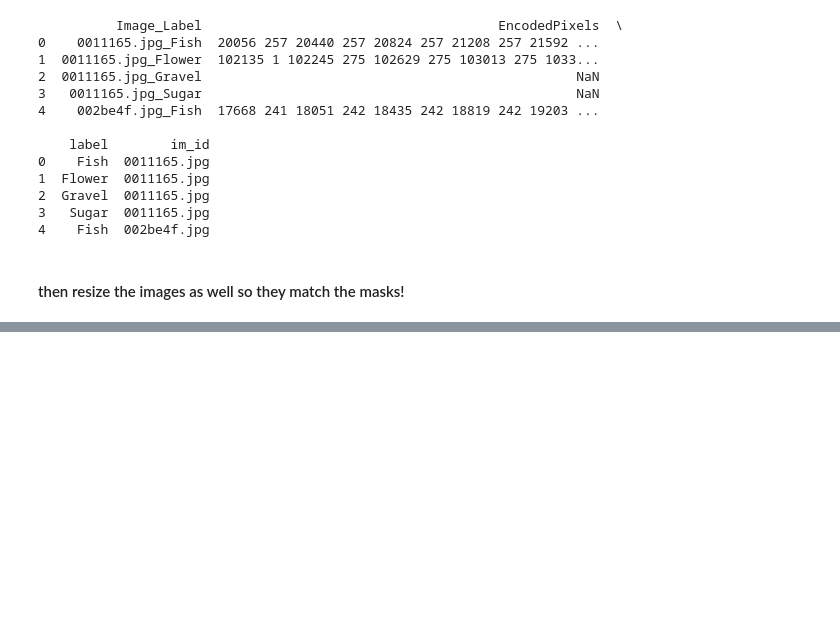
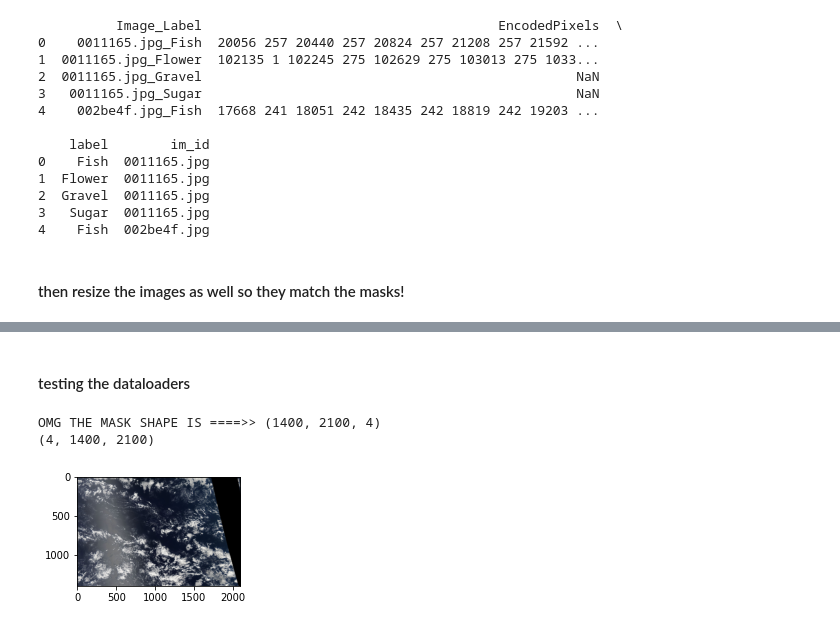
Before and after one commit to samunaai/tuunv2, a Jupyter notebook: pipelines/cloud-segmentation-pipeline/datasets/resize_without_npy.ipynb, the cells around one changed output, grey strips where cells are left out. Saved outputs shown, nothing was run; the diff lists cells and outputs as text; code cells hidden in the pictures; blank space fills up the shorter version.

Commit message:
added dataloader test

```diff
--- a/pipelines/cloud-segmentation-pipeline/datasets/resize_without_npy.ipynb
+++ b/pipelines/cloud-segmentation-pipeline/datasets/resize_without_npy.ipynb
@@ -244,0 +243,51 @@ MASK SHP: (384, 576, 4)
+# %% [markdown]
+#### testing the dataloaders
+# %%
+import os
+
+import cv2
+import numpy as np
+import pandas as pd
+from hydra.utils import get_original_cwd
+from omegaconf import DictConfig
+from torch.utils.data import Dataset
+
+# a similar class to this was in cloud-segmentation-pipeline/src/dataset.py
+class CloudDataset(Dataset):
+    def __init__(
+        self, df: pd.DataFrame, image_in_dir, img_ids, transforms, preprocessing
+    ):
+        self.df = df
+        self.image_folder = train_images_dir
+        # self.mask_folder = os.path.join(get_original_cwd(), cfg.masks_in_dir)
+        self.img_ids = img_ids
+        self.transforms = transforms
+        self.preprocessing = preprocessing
+
+    def __getitem__(self, idx):
+        image_name = self.img_ids[idx]
+        # mask_path = os.path.join(self.mask_folder, image_name + ".npy")
+        image_path = os.path.join(self.image_folder, image_name)
+        img = cv2.imread(image_path)
+        img = cv2.cvtColor(img, cv2.COLOR_BGR2RGB)
+        # mask = np.load("/home/Munachiso.Nwadike/tuunv2/pipelines/cloud-segmentation-pipeline/datasets/understanding_cloud_organization/train_masks/914213a.jpg.npy")
+        mask = make_mask(self.df, image_name)
+        # augmented = {self.transforms(image=img, mask=mask)}
+        augmented = {"image":img, "mask":mask}
+        img = augmented["image"]
+        mask = augmented["mask"]
+        mask = np.transpose(augmented["mask"], [2, 0, 1])
+        return img, mask
+
+    def __len__(self):
+        return len(self.img_ids)
+
+cd = CloudDataset(train_df_resized, os.path.join(f"understanding_cloud_organization/train_images"), os.listdir(dst_path), None, None )
+
+img, mask = next(iter(cd))
+cv2_imshow(img)
+print(mask.shape)
+# %% [output]
+OMG THE MASK SHAPE IS ====>> (1400, 2100, 4)
+(4, 1400, 2100)
+[figure, added]
```
Also changed, not shown: parts of 4 cells of this notebook.
